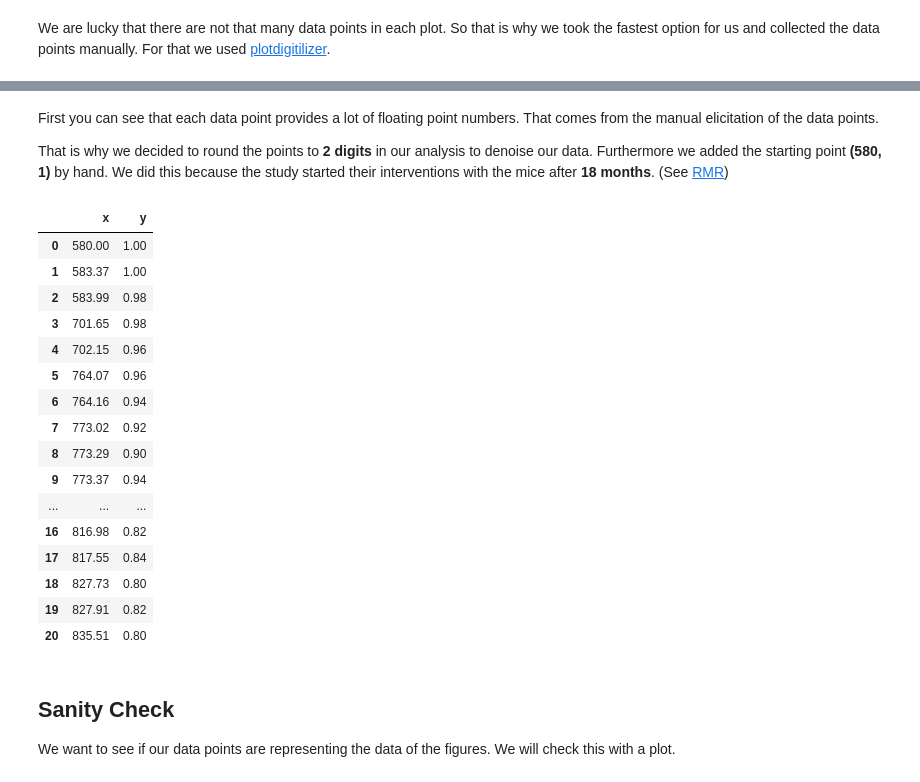
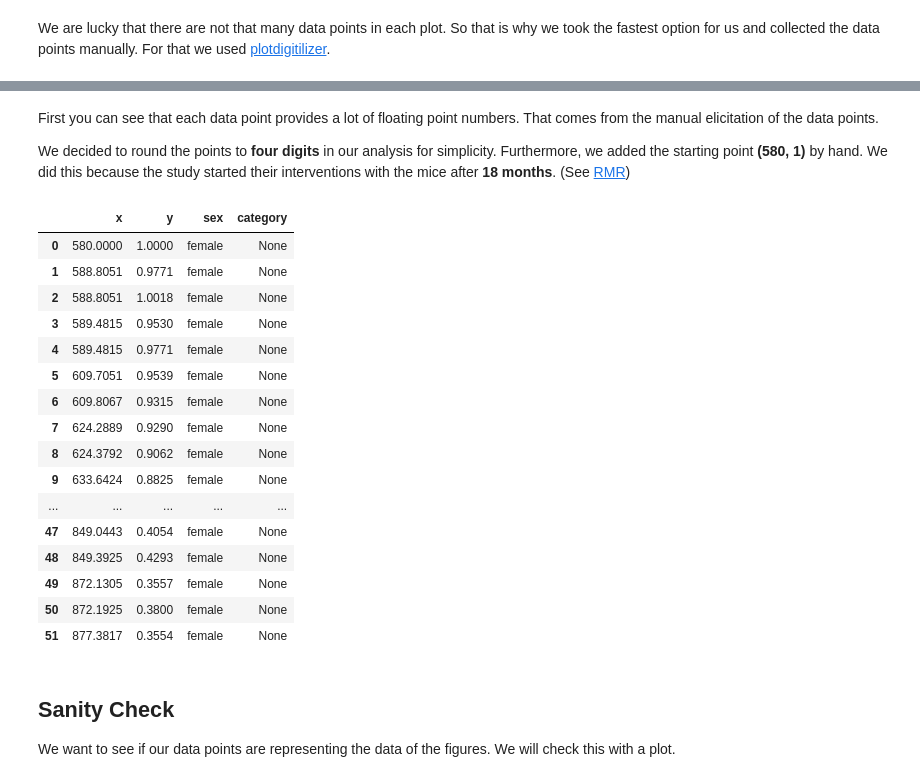
Before and after one commit to shs2017/Data-Literacy, a Jupyter notebook: exp/002_ExtractingPointsFromPlot.ipynb, the cells around one changed output, grey strips where cells are left out. Cells and saved outputs as stored; diff of their text form; code cells hidden in the pictures.

```diff
--- a/exp/002_ExtractingPointsFromPlot.ipynb
+++ b/exp/002_ExtractingPointsFromPlot.ipynb
@@ -17,7 +17,12 @@ from lifelines import KaplanMeierFitter
 # %%
 # Define constants
-ROUNDING_DIGITS = 2
+ROUNDING_DIGITS = 4
 STARTING_DAY = 580
+SAVE_EVERYTHING = True
+COLOR_LIST = ['#4e75b8', '#dc813b', '#a4a4a4', '#f6c042', '#29437c', '#97481d', '#7eab4a', '#616161', '#6b98d0', '#9b7425']
+TREATEMENT_LIST = ['None', 'Rapamycin', 'HSCs', 'Gal-Nav', 'no_Rapamycin', 'no_HSCs', 'mTERT', 'no_Gal_Nav', 'no_mTERT', 'All']
+USE_LATEX = False
+FILE_SAVE_ENDING = '.pdf'    # Download it once as .jpg to make the comparison with the original data plots
 # %% [markdown]
 We need data of single and multiple treatments. For that we used the data of the first study of ['Robust Mouse Rejuvenation' (RMR)](https://www.levf.org/projects/robust-mouse-rejuvenation-study-1). Unfortunately we did not get access to their data set, but their evaluation plots are available [online](https://www.levf.org/projects/robust-mouse-rejuvenation-study-1/study-updates/november-5th-2023-cem49). So lets have a look at it.
 # %%
@@ -37,14 +42,14 @@ def loadCSV(path):
     df = pd.read_csv(
         path,
         skiprows=0,
-        sep=",",
-        engine="python",
-        decimal=".",
+        sep=',',
+        engine='python',
+        decimal='.',
         dtype={'x': 'float64', 'y': 'float64'}
         )
     return df
 
-female_df = loadCSV("../dat/RMR_data/female_All.csv")
+female_df = loadCSV('../dat/RMR_data/female_None.csv')
 
 female_df
 # %% [output]
@@ -68,4 +73,4 @@ female_df
 # %% [markdown]
 First you can see that each data point provides a lot of floating point numbers. That comes from the manual elicitation of the data points.
 
-That is why we decided to round the points to **2 digits** in our analysis to denoise our data. Furthermore we added the starting point **(580, 1)** by hand. We did this because the study started their interventions with the mice after **18 months**. (See [RMR](https://www.levf.org/projects/robust-mouse-rejuvenation-study-1))
+We decided to round the points to **four digits** in our analysis for simplicity. Furthermore, we added the starting point **(580, 1)** by hand. We did this because the study started their interventions with the mice after **18 months**. (See [RMR](https://www.levf.org/projects/robust-mouse-rejuvenation-study-1))
@@ -72,29 +84,30 @@ That is why we decided to round the points to **2 digits** in our analysis to de
 # %%
-def roundNumbers(df):
-    df = df.apply(lambda x:round(x, ROUNDING_DIGITS))
-    return df
-
+# Round the numbers of the x and y columns
 female_df = roundNumbers(female_df)
 
+# Add the columns for the first group
+addColumn(female_df, 'sex', 'female')
+addColumn(female_df, 'category', 'None')
+
 female_df
 # %% [output]
-|  | x | y |
-| 0 | 580.00 | 1.00 |
-| 1 | 583.37 | 1.00 |
-| 2 | 583.99 | 0.98 |
-| 3 | 701.65 | 0.98 |
-| 4 | 702.15 | 0.96 |
-| 5 | 764.07 | 0.96 |
-| 6 | 764.16 | 0.94 |
-| 7 | 773.02 | 0.92 |
-| 8 | 773.29 | 0.90 |
-| 9 | 773.37 | 0.94 |
-| ... | ... | ... |
-| 16 | 816.98 | 0.82 |
-| 17 | 817.55 | 0.84 |
-| 18 | 827.73 | 0.80 |
-| 19 | 827.91 | 0.82 |
-| 20 | 835.51 | 0.80 |
+|  | x | y | sex | category |
+| 0 | 580.0000 | 1.0000 | female | None |
+| 1 | 588.8051 | 0.9771 | female | None |
+| 2 | 588.8051 | 1.0018 | female | None |
+| 3 | 589.4815 | 0.9530 | female | None |
+| 4 | 589.4815 | 0.9771 | female | None |
+| 5 | 609.7051 | 0.9539 | female | None |
+| 6 | 609.8067 | 0.9315 | female | None |
+| 7 | 624.2889 | 0.9290 | female | None |
+| 8 | 624.3792 | 0.9062 | female | None |
+| 9 | 633.6424 | 0.8825 | female | None |
+| ... | ... | ... | ... | ... |
+| 47 | 849.0443 | 0.4054 | female | None |
+| 48 | 849.3925 | 0.4293 | female | None |
+| 49 | 872.1305 | 0.3557 | female | None |
+| 50 | 872.1925 | 0.3800 | female | None |
+| 51 | 877.3817 | 0.3554 | female | None |
 # %% [markdown]
 ## Sanity Check
 We want to see if our data points are representing the data of the figures. We will check this with a plot.
```
Also changed, not shown: parts of 25 cells of this notebook, 11 other files.
